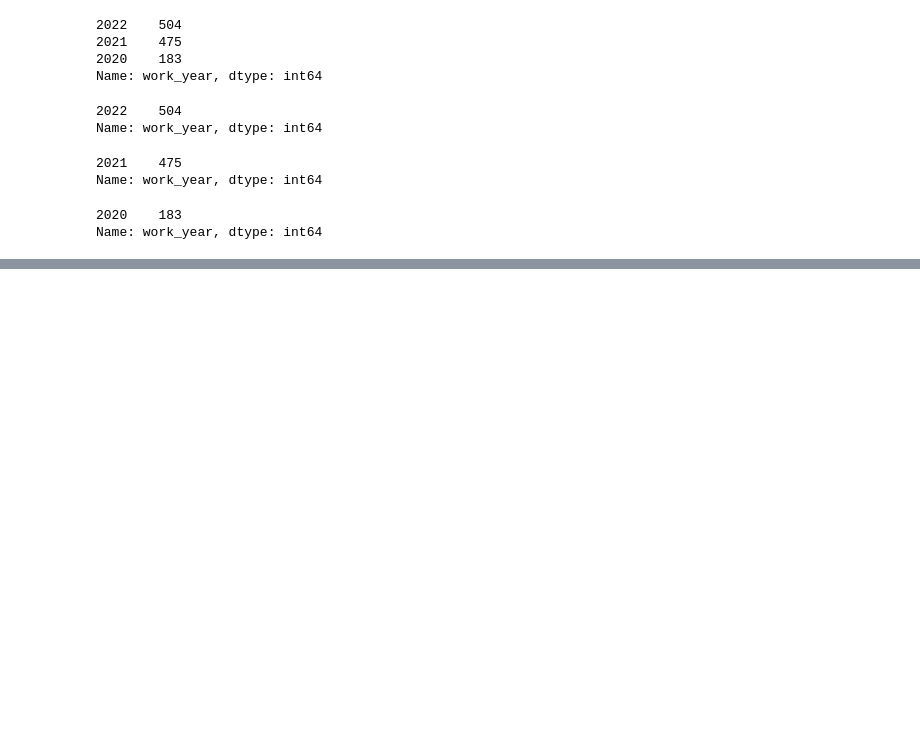
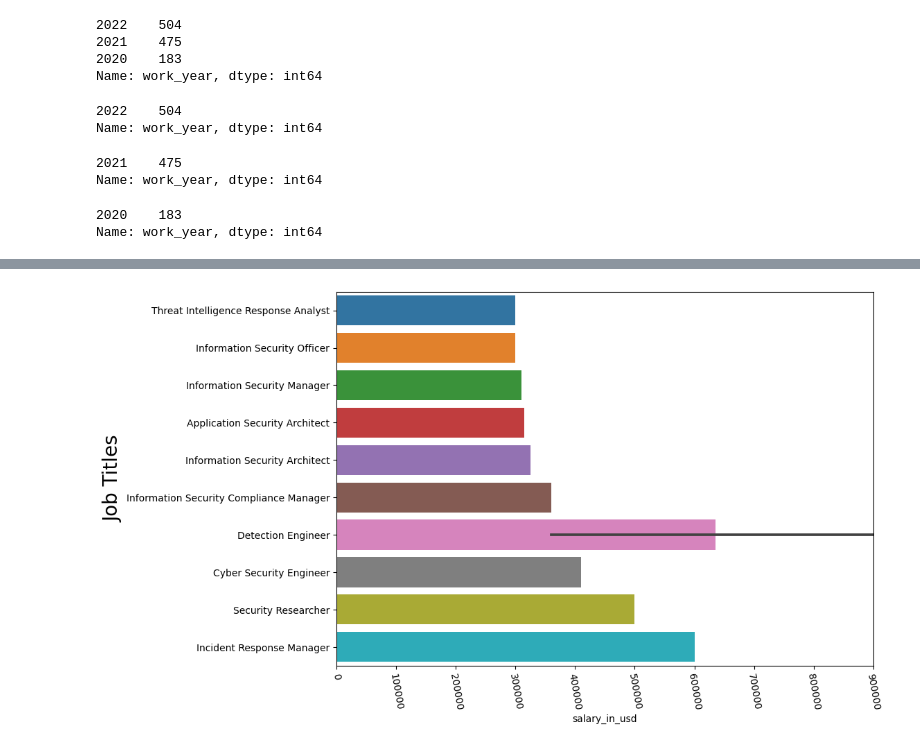
Before and after one commit to SantosAbimaelRomero/Cyber-Security-Salaries, a Jupyter notebook: Cyber Security Salary Presentation.ipynb, the cells around one changed output, grey strips where cells are left out. Cells and saved outputs as stored; diff of their text form; code cells hidden in the pictures; blank space fills up the shorter version.

```diff
--- a/Cyber Security Salary Presentation.ipynb
+++ b/Cyber Security Salary Presentation.ipynb
@@ -312,3 +284,5 @@ df_2020['work_year'].value_counts()
 # %% [output]
 2020    183
 Name: work_year, dtype: int64
+# %%
+df_2022 = df_2022.sort_values(by='salary_in_usd')
@@ -314,0 +303,9 @@ Name: work_year, dtype: int64
+# %%
+fig, ax = plt.subplots(figsize= (10,7))
+
+sns.barplot(data=df_2022.tail(11), y='job_title', x='salary_in_usd')
+plt.xticks(rotation=-80)
+plt.ylabel('Job Titles', fontsize=20)
+plt.xlim(left=0, right=900000);
+# %% [output]
+[figure, added]
```
Also changed, not shown: parts of 5 cells of this notebook.
